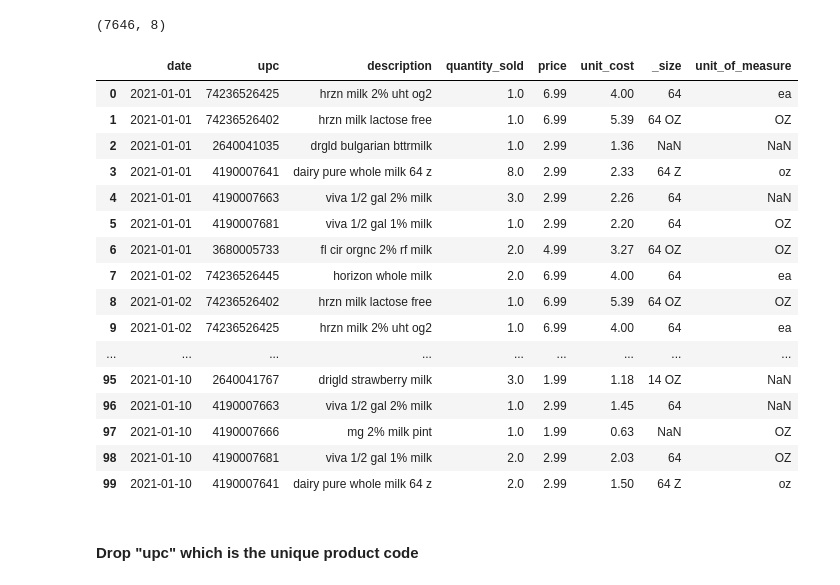
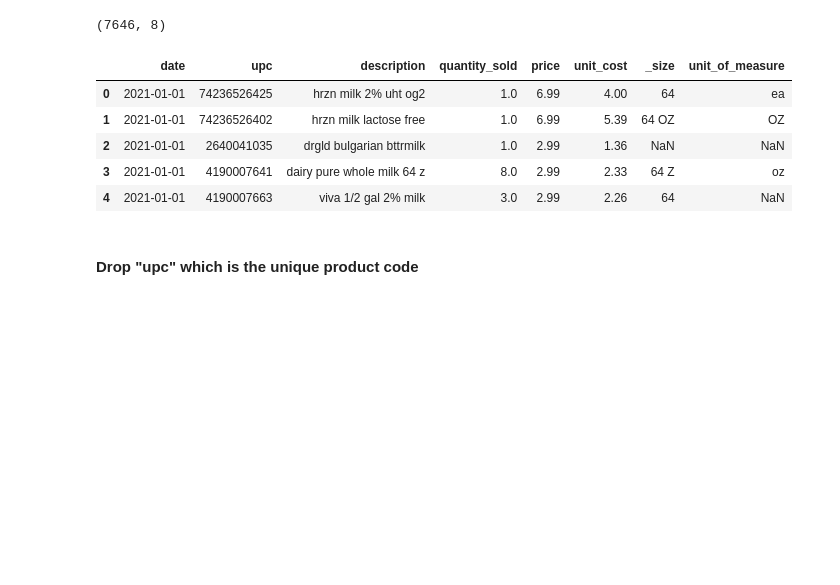
Before and after one commit to lidan1014/Data_science_challenge, a Jupyter notebook: Data_science_challenge_fall_2022.ipynb, the cells around one changed output. Cells and saved outputs as stored; diff of their text form; code cells hidden in the pictures; blank space fills up the shorter version.

```diff
--- a/Data_science_challenge_fall_2022.ipynb
+++ b/Data_science_challenge_fall_2022.ipynb
@@ -35,30 +35,19 @@ print(num_lines_in_training)
 # %% [output]
 7647
 # %%
-train_df = pd.read_csv('./dairy_sales.csv')
+train_df = pd.read_csv('../dairy_sales.csv')
 print(train_df.shape)
 # %% [output]
 (7646, 8)
 # %%
-train_df.head(100)
+train_df.head()
 # %% [output]
 |  | date | upc | description | quantity_sold | price | unit_cost | _size | unit_of_measure |
 | 0 | 2021-01-01 | 74236526425 | hrzn milk 2% uht og2 | 1.0 | 6.99 | 4.00 | 64 | ea |
 | 1 | 2021-01-01 | 74236526402 | hrzn milk lactose free | 1.0 | 6.99 | 5.39 | 64 OZ | OZ |
 | 2 | 2021-01-01 | 2640041035 | drgld bulgarian bttrmilk | 1.0 | 2.99 | 1.36 | NaN | NaN |
 | 3 | 2021-01-01 | 4190007641 | dairy pure whole milk 64 z | 8.0 | 2.99 | 2.33 | 64 Z | oz |
 | 4 | 2021-01-01 | 4190007663 | viva 1/2 gal 2% milk | 3.0 | 2.99 | 2.26 | 64 | NaN |
-| 5 | 2021-01-01 | 4190007681 | viva 1/2 gal 1% milk | 1.0 | 2.99 | 2.20 | 64 | OZ |
-| 6 | 2021-01-01 | 3680005733 | fl cir orgnc 2% rf milk | 2.0 | 4.99 | 3.27 | 64 OZ | OZ |
-| 7 | 2021-01-02 | 74236526445 | horizon whole milk | 2.0 | 6.99 | 4.00 | 64 | ea |
-| 8 | 2021-01-02 | 74236526402 | hrzn milk lactose free | 1.0 | 6.99 | 5.39 | 64 OZ | OZ |
-| 9 | 2021-01-02 | 74236526425 | hrzn milk 2% uht og2 | 1.0 | 6.99 | 4.00 | 64 | ea |
-| ... | ... | ... | ... | ... | ... | ... | ... | ... |
-| 95 | 2021-01-10 | 2640041767 | drigld strawberry milk | 3.0 | 1.99 | 1.18 | 14 OZ | NaN |
-| 96 | 2021-01-10 | 4190007663 | viva 1/2 gal 2% milk | 1.0 | 2.99 | 1.45 | 64 | NaN |
-| 97 | 2021-01-10 | 4190007666 | mg 2% milk pint | 1.0 | 1.99 | 0.63 | NaN | OZ |
-| 98 | 2021-01-10 | 4190007681 | viva 1/2 gal 1% milk | 2.0 | 2.99 | 2.03 | 64 | OZ |
-| 99 | 2021-01-10 | 4190007641 | dairy pure whole milk 64 z | 2.0 | 2.99 | 1.50 | 64 Z | oz |
 # %% [markdown]
 #### Drop "upc" which is the unique product code
 # %%
```
Also changed, not shown: parts of 6 cells of this notebook.
